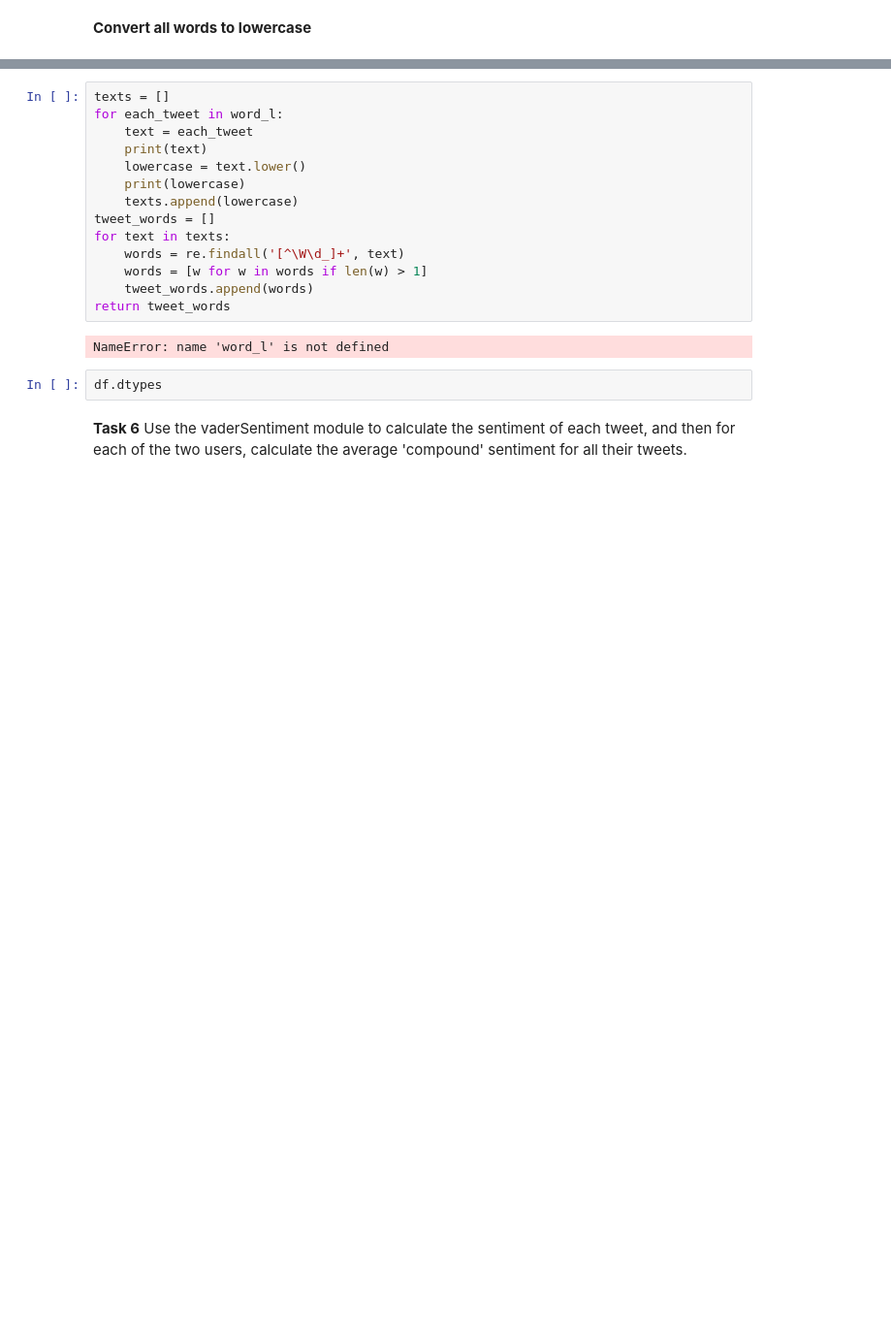
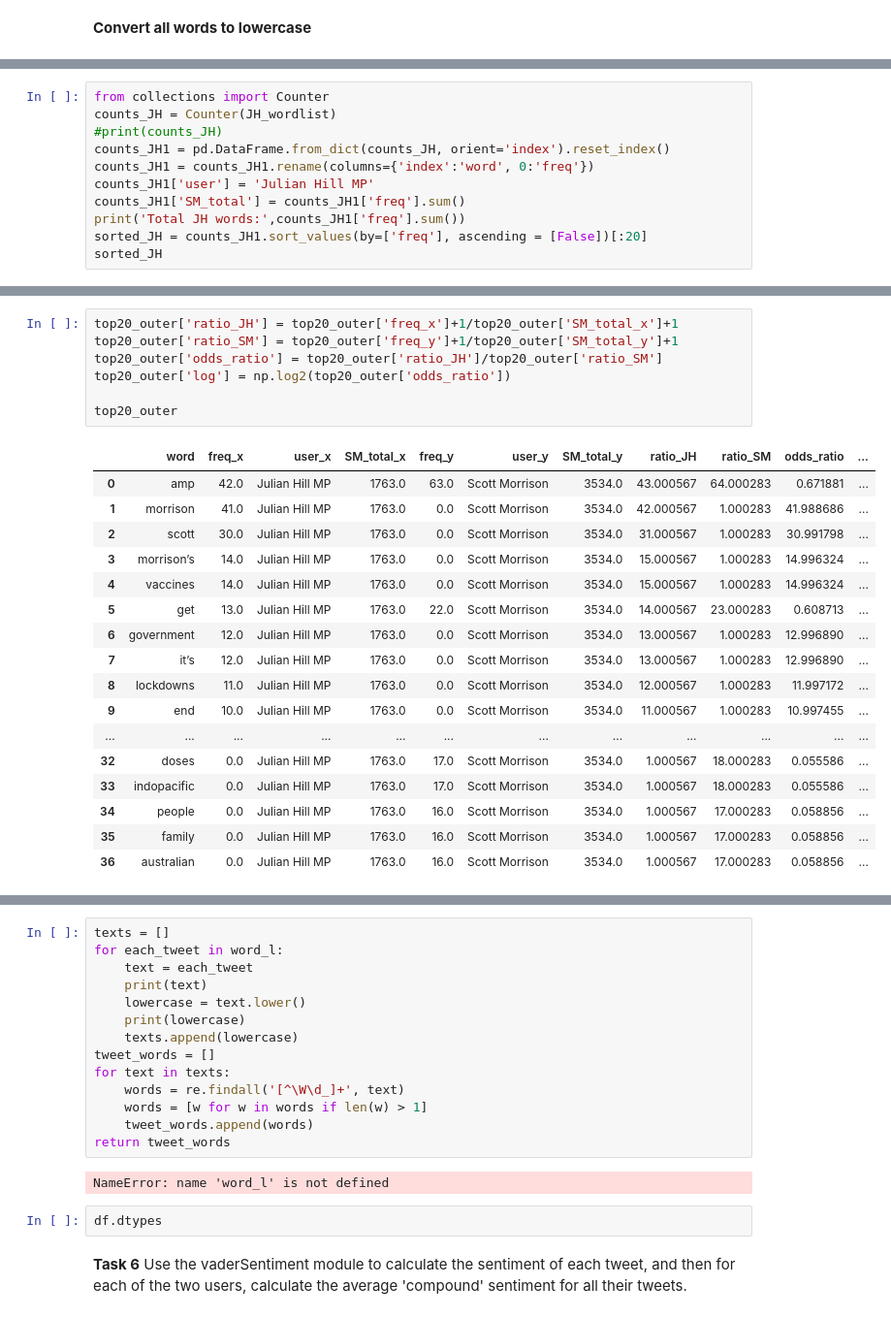
Before and after one commit to mona-piya/Twitter_Analysis, a Jupyter notebook: AssessedTask2.ipynb, the cells around one changed output, grey strips where cells are left out. Shown at 97% size. Cells and saved outputs as stored; diff of their text form; blank space fills up the shorter version.

```diff
--- a/AssessedTask2.ipynb
+++ b/AssessedTask2.ipynb
@@ -735,0 +833,11 @@ word_list[4]
+# %%
+from collections import Counter
+counts_JH = Counter(JH_wordlist)
+#print(counts_JH)
+counts_JH1 = pd.DataFrame.from_dict(counts_JH, orient='index').reset_index()
+counts_JH1 = counts_JH1.rename(columns={'index':'word', 0:'freq'})
+counts_JH1['user'] = 'Julian Hill MP'
+counts_JH1['SM_total'] = counts_JH1['freq'].sum()
+print('Total JH words:',counts_JH1['freq'].sum())
+sorted_JH = counts_JH1.sort_values(by=['freq'], ascending = [False])[:20]
+sorted_JH
@@ -735,0 +936,25 @@ word_list[4]
+# %%
+top20_outer['ratio_JH'] = top20_outer['freq_x']+1/top20_outer['SM_total_x']+1
+top20_outer['ratio_SM'] = top20_outer['freq_y']+1/top20_outer['SM_total_y']+1
+top20_outer['odds_ratio'] = top20_outer['ratio_JH']/top20_outer['ratio_SM']
+top20_outer['log'] = np.log2(top20_outer['odds_ratio'])
+
+top20_outer
+# %% [output]
+|  | word | freq_x | user_x | SM_total_x | freq_y | user_y | SM_total_y | ratio_JH | ratio_SM | odds_ratio | ... |
+| 0 | amp | 42.0 | Julian Hill MP | 1763.0 | 63.0 | Scott Morrison | 3534.0 | 43.000567 | 64.000283 | 0.671881 | ... |
+| 1 | morrison | 41.0 | Julian Hill MP | 1763.0 | 0.0 | Scott Morrison | 3534.0 | 42.000567 | 1.000283 | 41.988686 | ... |
+| 2 | scott | 30.0 | Julian Hill MP | 1763.0 | 0.0 | Scott Morrison | 3534.0 | 31.000567 | 1.000283 | 30.991798 | ... |
+| 3 | morrison’s | 14.0 | Julian Hill MP | 1763.0 | 0.0 | Scott Morrison | 3534.0 | 15.000567 | 1.000283 | 14.996324 | ... |
+| 4 | vaccines | 14.0 | Julian Hill MP | 1763.0 | 0.0 | Scott Morrison | 3534.0 | 15.000567 | 1.000283 | 14.996324 | ... |
+| 5 | get | 13.0 | Julian Hill MP | 1763.0 | 22.0 | Scott Morrison | 3534.0 | 14.000567 | 23.000283 | 0.608713 | ... |
+| 6 | government | 12.0 | Julian Hill MP | 1763.0 | 0.0 | Scott Morrison | 3534.0 | 13.000567 | 1.000283 | 12.996890 | ... |
+| 7 | it’s | 12.0 | Julian Hill MP | 1763.0 | 0.0 | Scott Morrison | 3534.0 | 13.000567 | 1.000283 | 12.996890 | ... |
+| 8 | lockdowns | 11.0 | Julian Hill MP | 1763.0 | 0.0 | Scott Morrison | 3534.0 | 12.000567 | 1.000283 | 11.997172 | ... |
+| 9 | end | 10.0 | Julian Hill MP | 1763.0 | 0.0 | Scott Morrison | 3534.0 | 11.000567 | 1.000283 | 10.997455 | ... |
+| ... | ... | ... | ... | ... | ... | ... | ... | ... | ... | ... | ... |
+| 32 | doses | 0.0 | Julian Hill MP | 1763.0 | 17.0 | Scott Morrison | 3534.0 | 1.000567 | 18.000283 | 0.055586 | ... |
+| 33 | indopacific | 0.0 | Julian Hill MP | 1763.0 | 17.0 | Scott Morrison | 3534.0 | 1.000567 | 18.000283 | 0.055586 | ... |
+| 34 | people | 0.0 | Julian Hill MP | 1763.0 | 16.0 | Scott Morrison | 3534.0 | 1.000567 | 17.000283 | 0.058856 | ... |
+| 35 | family | 0.0 | Julian Hill MP | 1763.0 | 16.0 | Scott Morrison | 3534.0 | 1.000567 | 17.000283 | 0.058856 | ... |
+| 36 | australian | 0.0 | Julian Hill MP | 1763.0 | 16.0 | Scott Morrison | 3534.0 | 1.000567 | 17.000283 | 0.058856 | ... |
```
Also changed, not shown: parts of 70 cells of this notebook.
